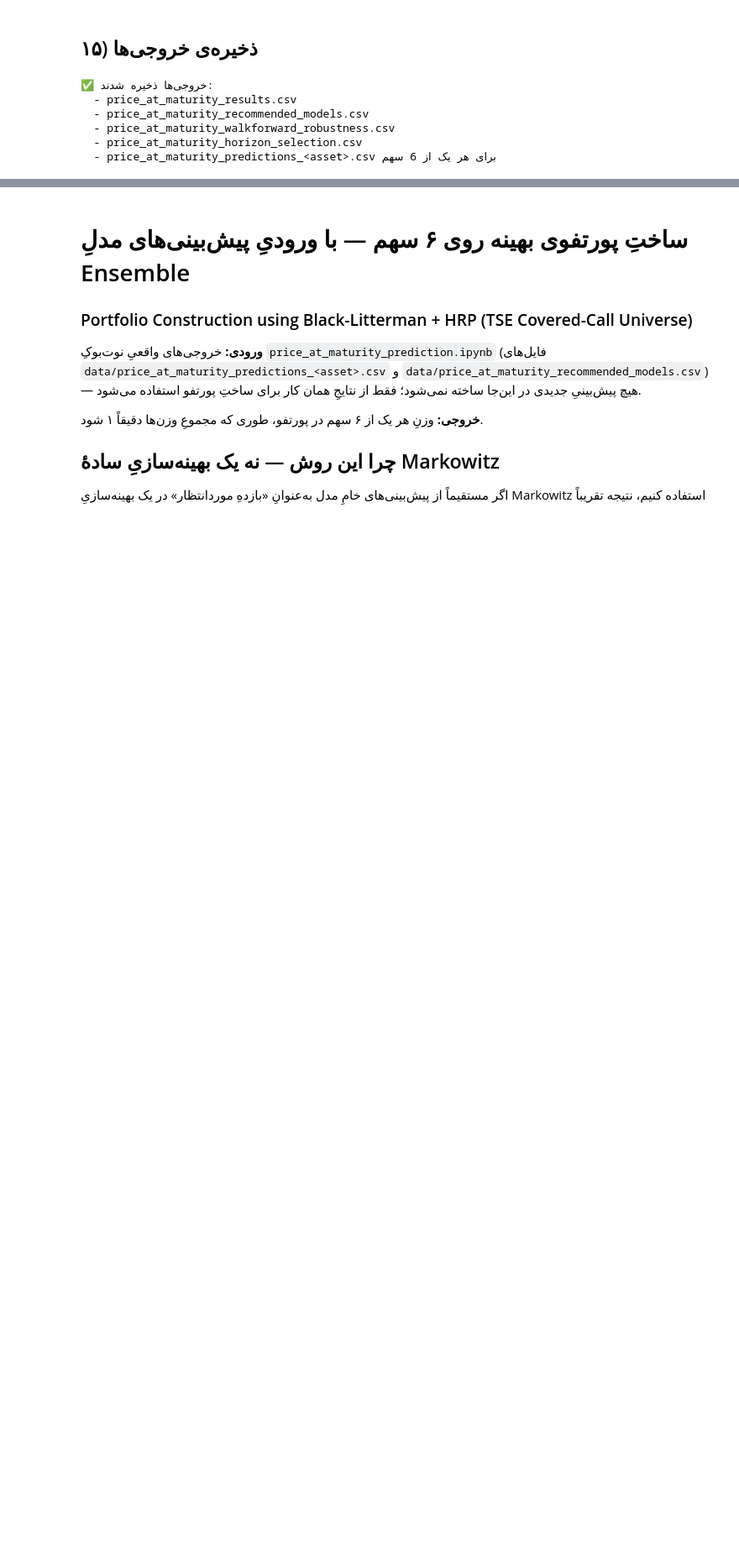
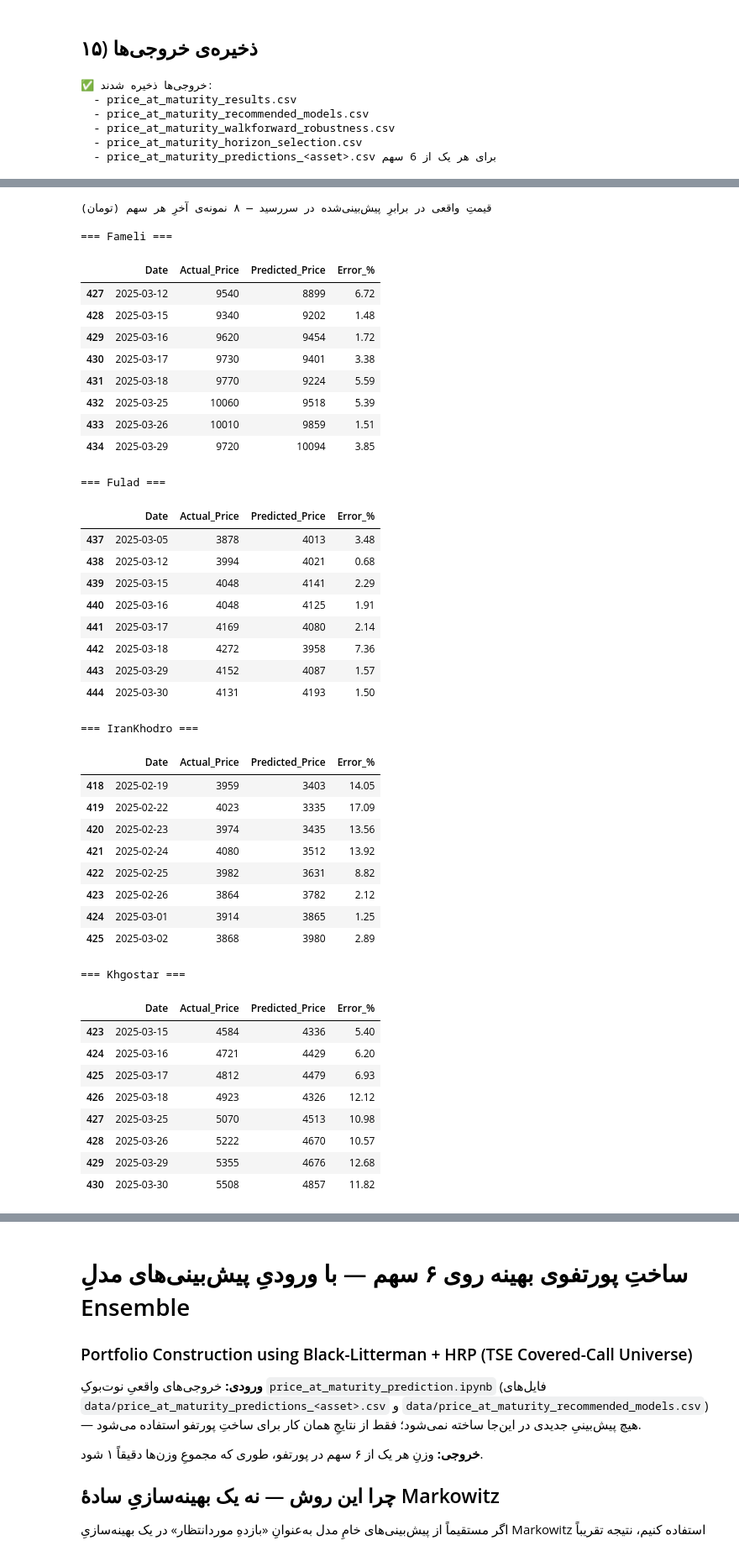
Before and after one commit to behzadkhlj/CoveredCall, a Jupyter notebook: final_covered_call_pipeline.ipynb, the cells around one changed output, grey strips where cells are left out. Shown at 84% size. Drawn from its saved outputs; the diff is of its cells as text; code cells hidden in the pictures; blank space fills up the shorter version.

```diff
--- a/final_covered_call_pipeline.ipynb
+++ b/final_covered_call_pipeline.ipynb
@@ -1158,0 +1159,54 @@ print(f"  - price_at_maturity_predictions_<asset>.csv برای هر یک از {l
+# %%
+print("قیمتِ واقعی در برابرِ پیش‌بینی‌شده در سررسید — ۸ نمونه‌ی آخرِ هر سهم (تومان)\n")
+for name in ASSET_NAMES:
+    dfp = pd.read_csv(DATA_DIR + f'price_at_maturity_predictions_{name}.csv')
+    dfp['Error_%'] = ((dfp['pred_ensemble'] - dfp['actual_price']).abs() / dfp['actual_price'] * 100).round(2)
+    sub = dfp[['date', 'actual_price', 'pred_ensemble', 'Error_%']].tail(8).copy()
+    sub['actual_price'] = sub['actual_price'].round(0).astype(int)
+    sub['pred_ensemble'] = sub['pred_ensemble'].round(0).astype(int)
+    sub = sub.rename(columns={'date': 'Date', 'actual_price': 'Actual_Price', 'pred_ensemble': 'Predicted_Price'})
+    print(f"=== {name} ===")
+    display(sub)
+# %% [output]
+قیمتِ واقعی در برابرِ پیش‌بینی‌شده در سررسید — ۸ نمونه‌ی آخرِ هر سهم (تومان)
+
+=== Fameli ===
+|  | Date | Actual_Price | Predicted_Price | Error_% |
+| 427 | 2025-03-12 | 9540 | 8899 | 6.72 |
+| 428 | 2025-03-15 | 9340 | 9202 | 1.48 |
+| 429 | 2025-03-16 | 9620 | 9454 | 1.72 |
+| 430 | 2025-03-17 | 9730 | 9401 | 3.38 |
+| 431 | 2025-03-18 | 9770 | 9224 | 5.59 |
+| 432 | 2025-03-25 | 10060 | 9518 | 5.39 |
+| 433 | 2025-03-26 | 10010 | 9859 | 1.51 |
+| 434 | 2025-03-29 | 9720 | 10094 | 3.85 |
+=== Fulad ===
+|  | Date | Actual_Price | Predicted_Price | Error_% |
+| 437 | 2025-03-05 | 3878 | 4013 | 3.48 |
+| 438 | 2025-03-12 | 3994 | 4021 | 0.68 |
+| 439 | 2025-03-15 | 4048 | 4141 | 2.29 |
+| 440 | 2025-03-16 | 4048 | 4125 | 1.91 |
+| 441 | 2025-03-17 | 4169 | 4080 | 2.14 |
+| 442 | 2025-03-18 | 4272 | 3958 | 7.36 |
+| 443 | 2025-03-29 | 4152 | 4087 | 1.57 |
+| 444 | 2025-03-30 | 4131 | 4193 | 1.50 |
+=== IranKhodro ===
+|  | Date | Actual_Price | Predicted_Price | Error_% |
+| 418 | 2025-02-19 | 3959 | 3403 | 14.05 |
+| 419 | 2025-02-22 | 4023 | 3335 | 17.09 |
+| 420 | 2025-02-23 | 3974 | 3435 | 13.56 |
+| 421 | 2025-02-24 | 4080 | 3512 | 13.92 |
+| 422 | 2025-02-25 | 3982 | 3631 | 8.82 |
+| 423 | 2025-02-26 | 3864 | 3782 | 2.12 |
+| 424 | 2025-03-01 | 3914 | 3865 | 1.25 |
+| 425 | 2025-03-02 | 3868 | 3980 | 2.89 |
+=== Khgostar ===
+|  | Date | Actual_Price | Predicted_Price | Error_% |
+| 423 | 2025-03-15 | 4584 | 4336 | 5.40 |
+| 424 | 2025-03-16 | 4721 | 4429 | 6.20 |
+| 425 | 2025-03-17 | 4812 | 4479 | 6.93 |
+| 426 | 2025-03-18 | 4923 | 4326 | 12.12 |
+| 427 | 2025-03-25 | 5070 | 4513 | 10.98 |
+| 428 | 2025-03-26 | 5222 | 4670 | 10.57 |
+| 429 | 2025-03-29 | 5355 | 4676 | 12.68 |
+| 430 | 2025-03-30 | 5508 | 4857 | 11.82 |
```
Also changed, not shown: parts of 35 cells of this notebook, 3 other files.
